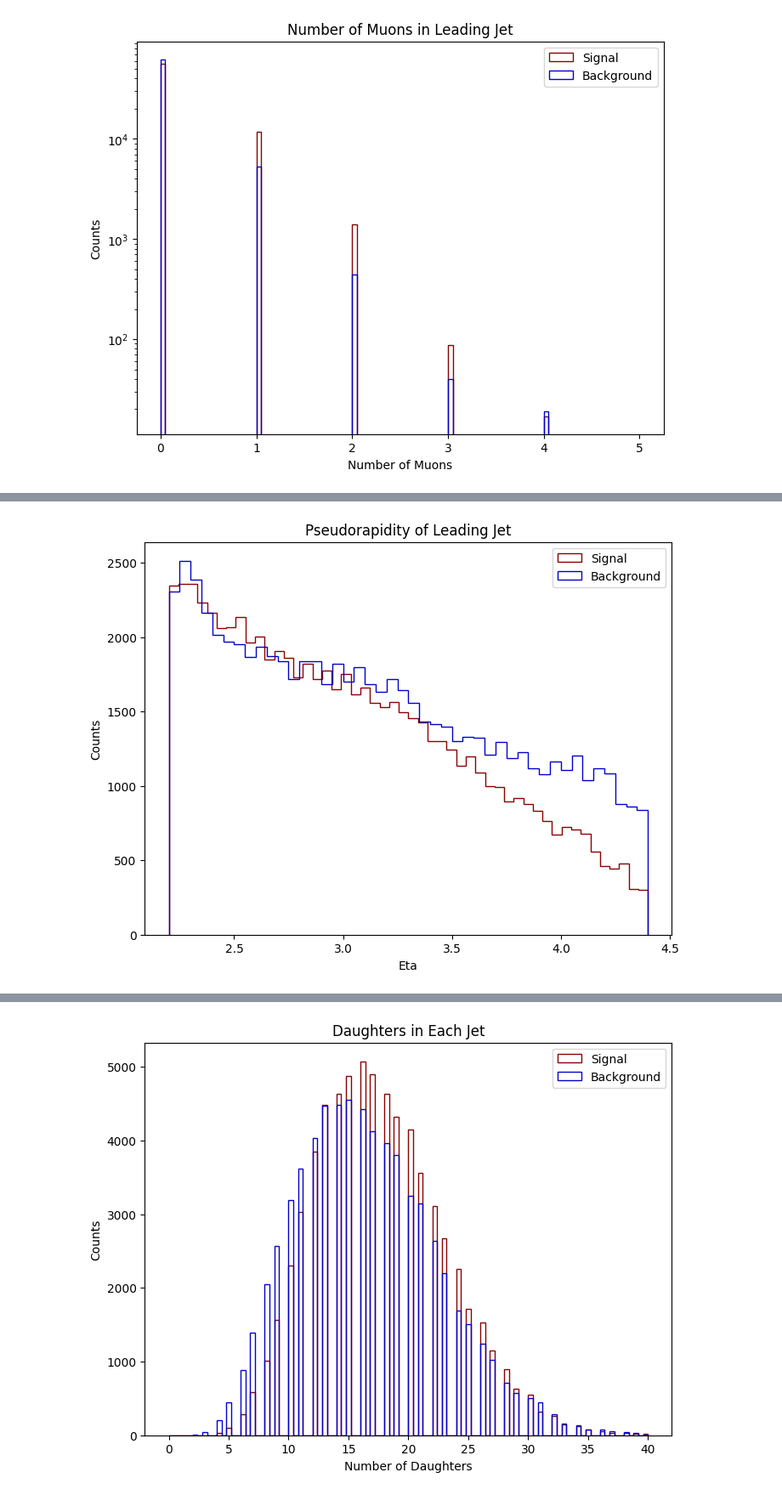
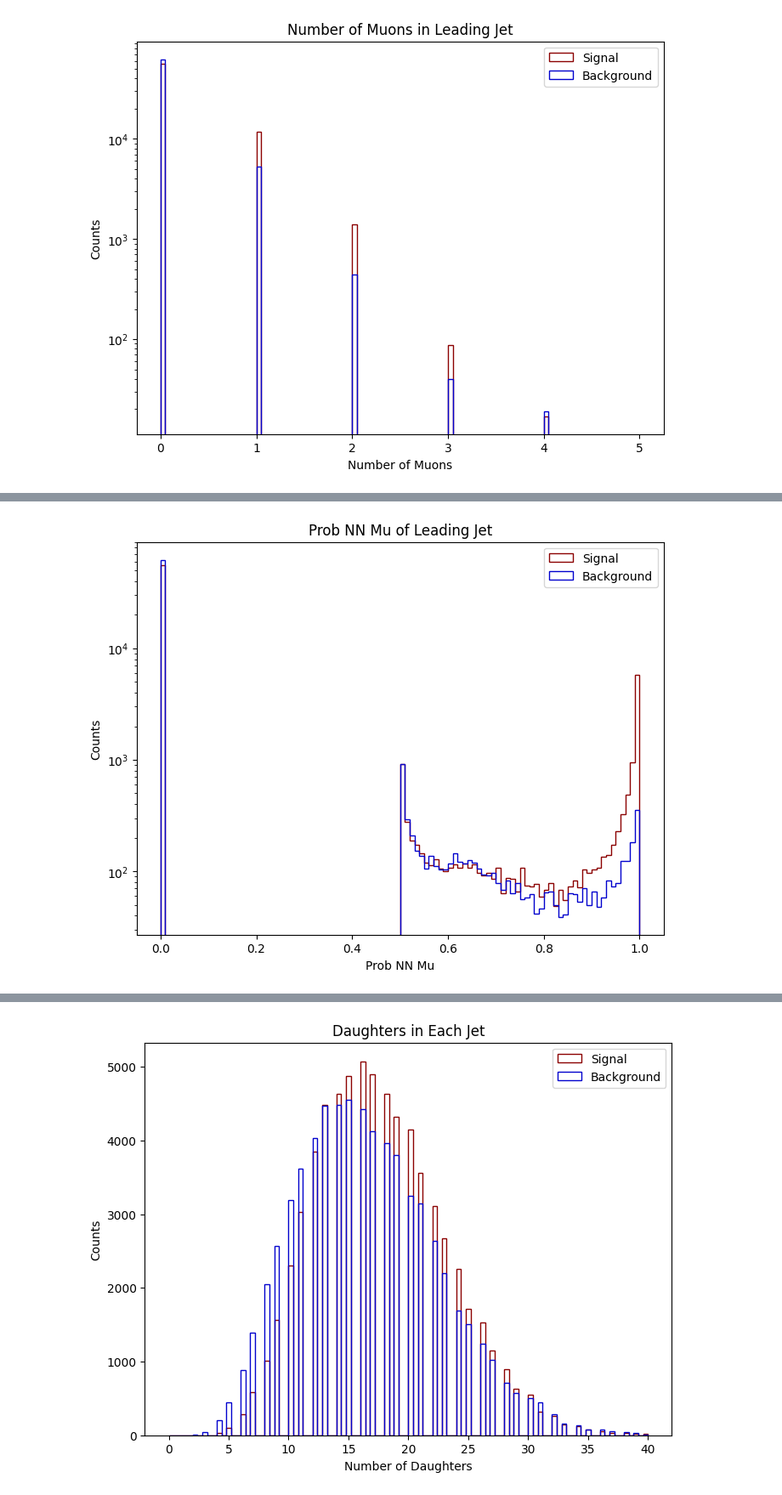
Before and after one commit to gpesticci/Jet-GNN, a Jupyter notebook: plots.ipynb, the cells around one changed output, grey strips where cells are left out. Shown at 85% size. Cells and saved outputs as stored; diff of their text form; code cells hidden in the pictures.

```diff
--- a/plots.ipynb
+++ b/plots.ipynb
@@ -114,17 +84,24 @@ plt.show()
 # %% [output]
 [figure]
 # %%
-def norm_feature_plot(col):
+def normalize_and_plot(col, bins, x_label, y_scale, title):
     sig_list = []
     bkg_list = []
 
     for i, row in sig_df.iterrows():
         vals = row[col]
-        sig_list.append(vals)
+        if isinstance(vals, list):
+            sig_list.extend(vals)
+        else:
+            sig_list.append(vals)
 
     for i, row in bkg_df.iterrows():
         vals = row[col]
-        bkg_list.append(vals)
+        if isinstance(vals, list):
+            bkg_list.extend(vals)
+        else:
+            bkg_list.append(vals)
+
 
     sig_array = np.array(sig_list).reshape(-1, 1)
     bkg_array = np.array(bkg_list).reshape(-1, 1)
@@ -135,4 +112,13 @@ def norm_feature_plot(col):
 
     sig_norm_list = scaler.transform(sig_array)
     bkg_norm_list = scaler.transform(bkg_array)
-    return sig_norm_list, bkg_norm_list
+
+    plt.figure(figsize=(10, 6))
+    plt.hist(sig_norm_list, label="Signal", range=[0,1], bins=bins, histtype='step', color='darkred')
+    plt.hist(bkg_norm_list, label="Background", range=[0,1], bins=bins, histtype='step', color='mediumblue')
+    plt.xlabel(x_label)
+    plt.ylabel('Counts')
+    plt.yscale(y_scale)
+    plt.legend(loc='best')
+    plt.title(title);
+    plt.show()
@@ -176,11 +125,4 @@ plt.show()
-# %%
-plt.figure(figsize=(8, 6))
-plt.hist(sig_df.Jet0_Eta, label="Signal", range=None, bins='auto', histtype='step', color='darkred')
-plt.hist(bkg_df.Jet0_Eta, label="Background", range=None, bins='auto', histtype='step', color='mediumblue')
-plt.xlabel('Eta')
-plt.ylabel("Counts")
-plt.legend(loc='best')
-plt.title('Pseudorapidity of Leading Jet');
-plt.show()
-# %% [output]
-[figure, removed]
+# %%
+normalize_and_plot('Jet0_muon_ProbNNMu', 100, 'Prob NN Mu', 'log', 'Prob NN Mu of Leading Jet')
+# %% [output]
+[figure, added]
```
Also changed, not shown: parts of 60 cells of this notebook, 1 other file.
